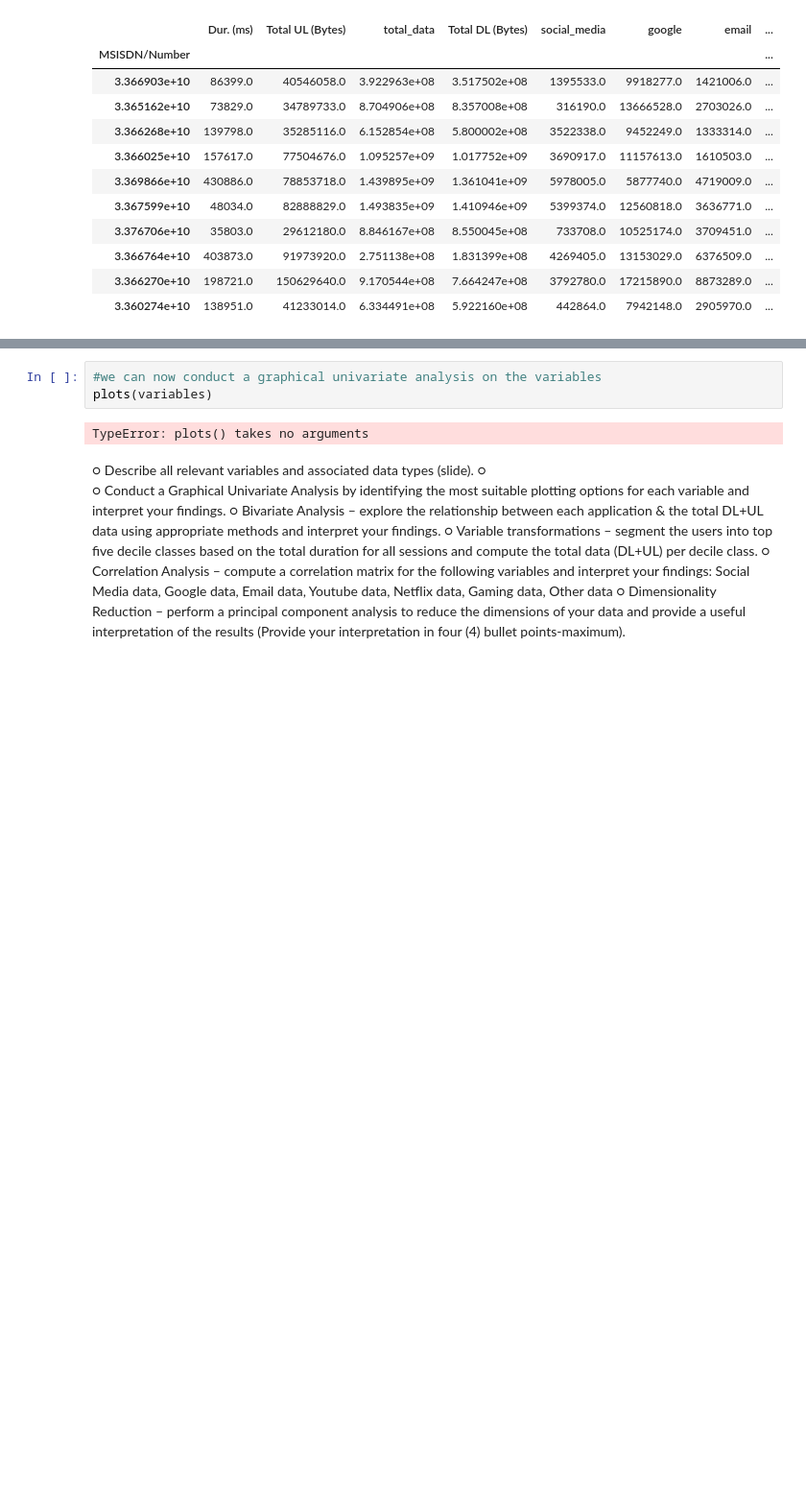
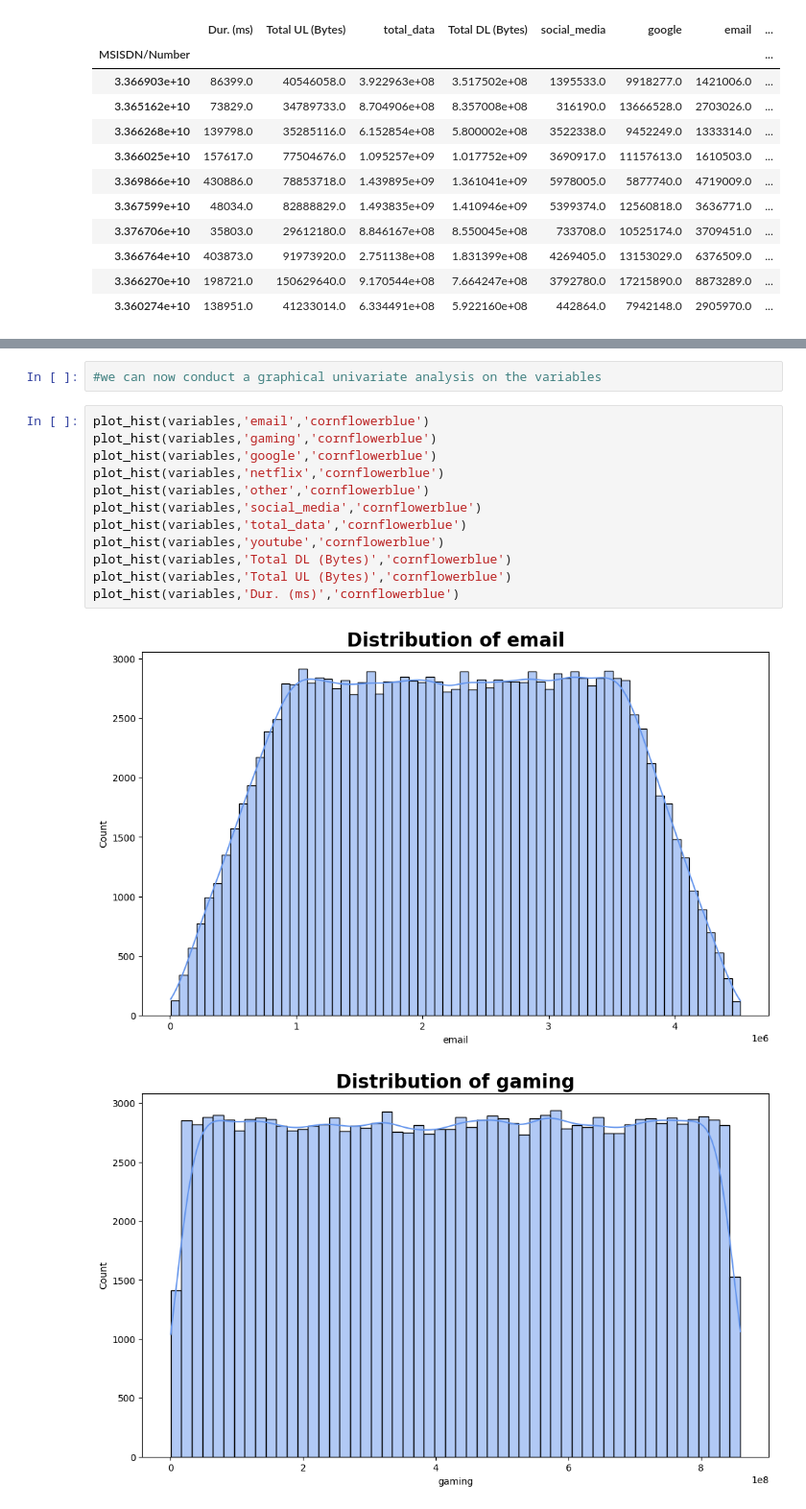
Before and after one commit to Keriii/week_1, a Jupyter notebook: notebook/EDA analysis.ipynb, the cells around one changed output, grey strips where cells are left out. Shown at 96% size. Drawn from its saved outputs; the diff is of its cells as text; blank space fills up the shorter version.

Commit message:
updated task 2, data rduction and correlation

```diff
--- a/notebook/EDA analysis.ipynb
+++ b/notebook/EDA analysis.ipynb
@@ -214,14 +214,18 @@ non_graphical_univariate.transpose()
 | other | 150001.0 | 4.293653e+08 | 2.432681e+08 | 149045.0 | 218553417.0 | 429986492.0 | 639927495.0 | 859520934.0 |
 # %%
 #we can now conduct a graphical univariate analysis on the variables
-plots(variables)
-# %% [output]
-TypeError: plots() takes no arguments
-# %% [markdown]
-○	Describe all  relevant variables and associated data types (slide).
-○
-○	Conduct a Graphical Univariate Analysis by identifying the most suitable plotting options for each variable and interpret your findings.
-○	Bivariate Analysis – explore the relationship between each application & the total DL+UL data using appropriate methods and interpret your findings.
-○	Variable transformations – segment the users into top five decile classes based on the total duration for all sessions and compute the total data (DL+UL) per decile class.
-○	Correlation Analysis – compute a correlation matrix for the following variables and interpret your findings: Social Media data, Google data, Email data, Youtube data, Netflix data, Gaming data, Other data
-○	Dimensionality Reduction – perform a principal component analysis to reduce the dimensions of your data and provide a useful interpretation of the results (Provide your interpretation in four (4) bullet points-maximum).
+# %%
+plot_hist(variables,'email','cornflowerblue')
+plot_hist(variables,'gaming','cornflowerblue')
+plot_hist(variables,'google','cornflowerblue')
+plot_hist(variables,'netflix','cornflowerblue')
+plot_hist(variables,'other','cornflowerblue')
+plot_hist(variables,'social_media','cornflowerblue')
+plot_hist(variables,'total_data','cornflowerblue')
+plot_hist(variables,'youtube','cornflowerblue')
+plot_hist(variables,'Total DL (Bytes)','cornflowerblue')
+plot_hist(variables,'Total UL (Bytes)','cornflowerblue')
+plot_hist(variables,'Dur. (ms)','cornflowerblue')
+# %% [output]
+[figure, added]
+[figure, added]
```
Also changed, not shown: parts of 13 cells of this notebook.
